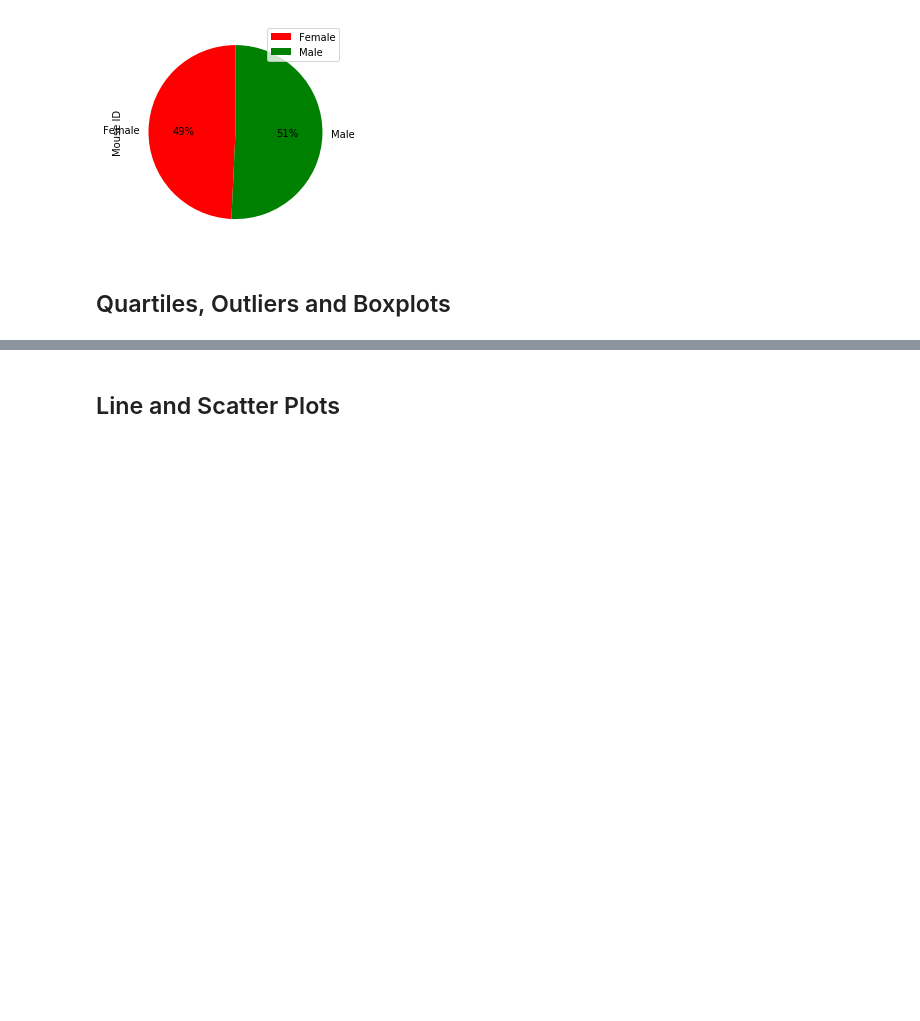
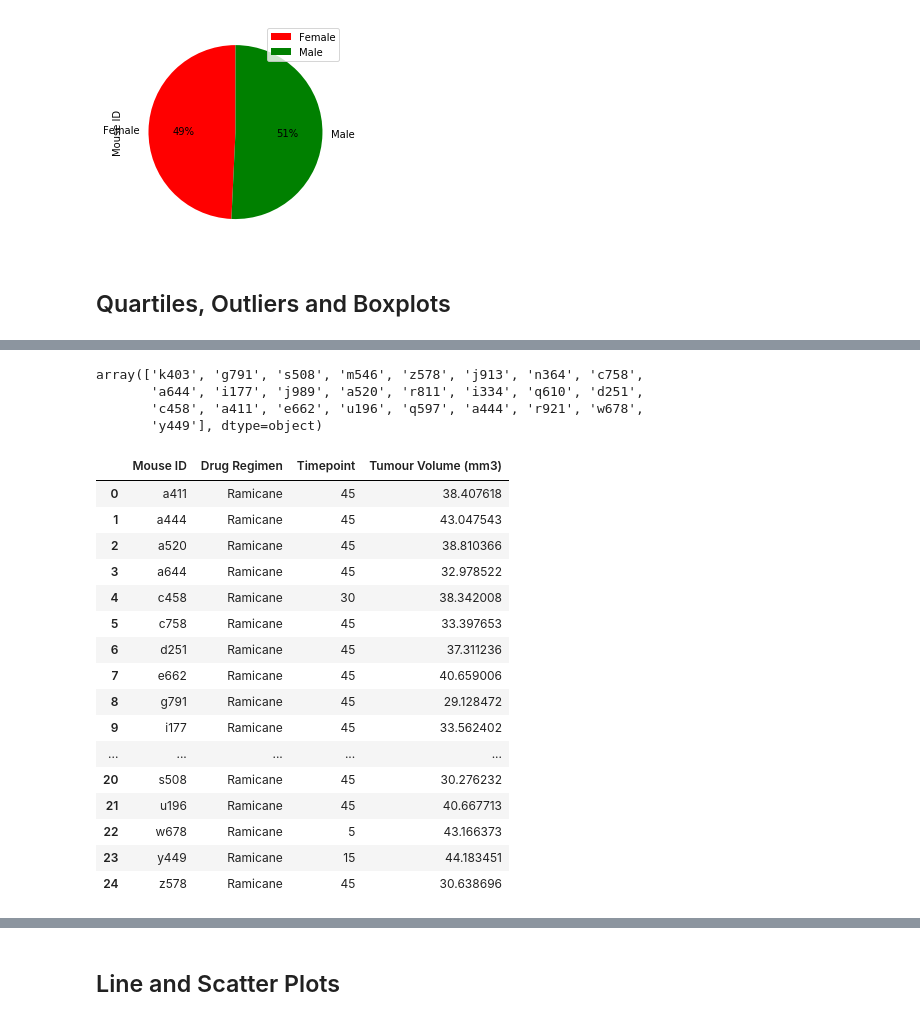
Before and after one commit to SandraBotica/module5-matplotlib, a Jupyter notebook: 5-starter-code/Pymaceuticals/pymaceuticals_starter.ipynb, the cells around one changed output, grey strips where cells are left out. Saved outputs shown, nothing was run; the diff lists cells and outputs as text; code cells hidden in the pictures; blank space fills up the shorter version.

```diff
--- a/5-starter-code/Pymaceuticals/pymaceuticals_starter.ipynb
+++ b/5-starter-code/Pymaceuticals/pymaceuticals_starter.ipynb
@@ -442,0 +530,3 @@ sex_mice_df.groupby(['Sex']).count().plot(kind='pie', y='Mouse ID', autopct='%1.
+# %%
+Ramicane_df = start_df.loc[start_df["Drug Regimen"] == "Ramicane", : ]
+Ramicane_df
@@ -442,0 +547,3 @@ sex_mice_df.groupby(['Sex']).count().plot(kind='pie', y='Mouse ID', autopct='%1.
+# %%
+Ramicane_mice_df = Ramicane_df[["Drug Regimen","Mouse ID","Timepoint", "Tumour Volume (mm3)"]]
+Ramicane_mice_df
@@ -442,0 +564,29 @@ sex_mice_df.groupby(['Sex']).count().plot(kind='pie', y='Mouse ID', autopct='%1.
+# %%
+Ramicane_mice_df["Mouse ID"].unique()
+# %% [output]
+array(['k403', 'g791', 's508', 'm546', 'z578', 'j913', 'n364', 'c758',
+       'a644', 'i177', 'j989', 'a520', 'r811', 'i334', 'q610', 'd251',
+       'c458', 'a411', 'e662', 'u196', 'q597', 'a444', 'r921', 'w678',
+       'y449'], dtype=object)
+# %%
+Ramicane_mice_group_df = Ramicane_mice_df.groupby(["Mouse ID"]).last()
+Ramicane_mice_group_df.reset_index(inplace=True)
+Ramicane_mice_group_df
+# %% [output]
+|  | Mouse ID | Drug Regimen | Timepoint | Tumour Volume (mm3) |
+| 0 | a411 | Ramicane | 45 | 38.407618 |
+| 1 | a444 | Ramicane | 45 | 43.047543 |
+| 2 | a520 | Ramicane | 45 | 38.810366 |
+| 3 | a644 | Ramicane | 45 | 32.978522 |
+| 4 | c458 | Ramicane | 30 | 38.342008 |
+| 5 | c758 | Ramicane | 45 | 33.397653 |
+| 6 | d251 | Ramicane | 45 | 37.311236 |
+| 7 | e662 | Ramicane | 45 | 40.659006 |
+| 8 | g791 | Ramicane | 45 | 29.128472 |
+| 9 | i177 | Ramicane | 45 | 33.562402 |
+| ... | ... | ... | ... | ... |
+| 20 | s508 | Ramicane | 45 | 30.276232 |
+| 21 | u196 | Ramicane | 45 | 40.667713 |
+| 22 | w678 | Ramicane | 5 | 43.166373 |
+| 23 | y449 | Ramicane | 15 | 44.183451 |
+| 24 | z578 | Ramicane | 45 | 30.638696 |
```
Also changed, not shown: parts of 39 cells of this notebook, 5 other files.
